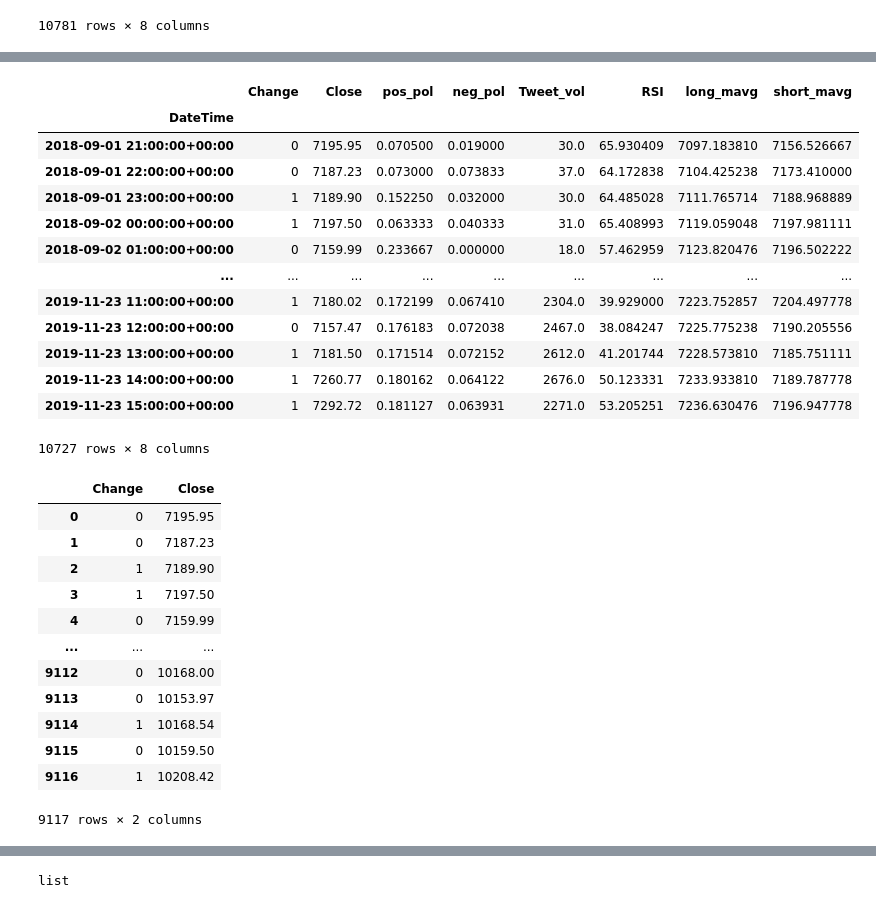
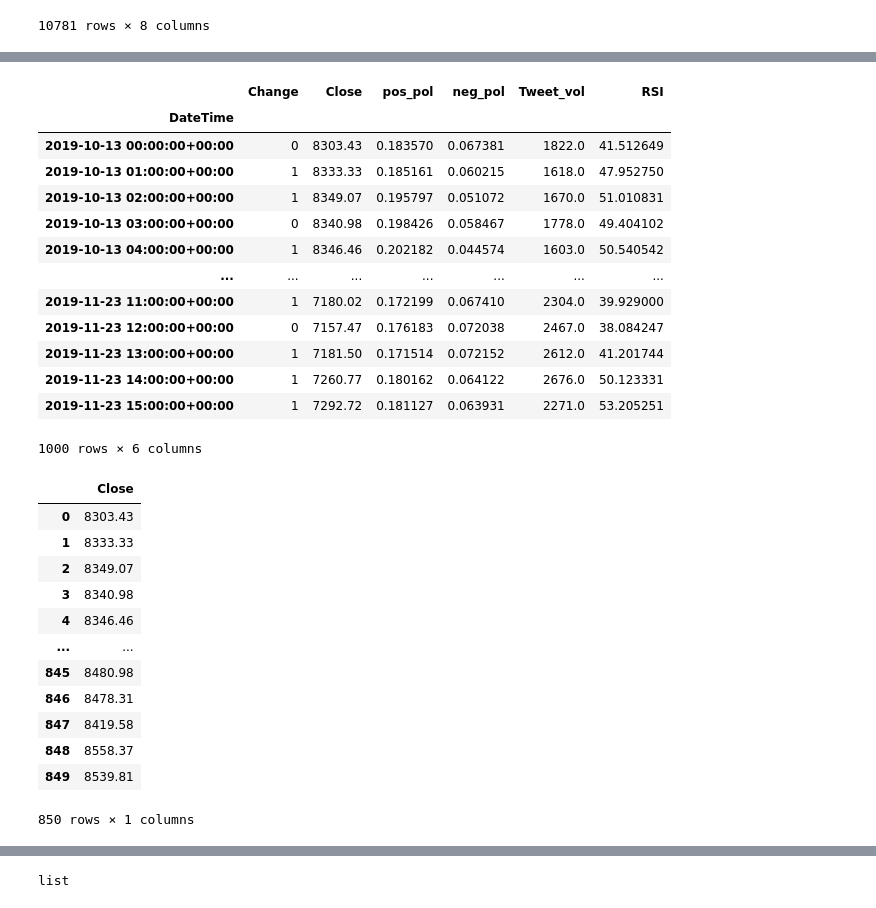
Before and after one commit to dothuc3201/price_prediction, a Jupyter notebook: models/se/se-test-hours-price.ipynb, the cells around one changed output, grey strips where cells are left out. Cells and saved outputs as stored; diff of their text form; code cells hidden in the pictures.

```diff
--- a/models/se/se-test-hours-price.ipynb
+++ b/models/se/se-test-hours-price.ipynb
@@ -92,8 +93,8 @@ df
 df["Change"] = (df["Close"] > df["Close"].shift(1)).astype(int)
 
 add_RSI = True
-add_longMAvg = True
-add_shortMAvg = True
+add_longMAvg = False
+add_shortMAvg = False
 
 if(add_RSI):
     #calcualte RSI
@@ -162,50 +152,50 @@ total_features = n_lag*n_features
 if(total_features == 0):
     total_features = n_features
 # %%
-data_with_lagged = df_copy.dropna()
+data_with_lagged = df_copy.dropna()[-1000:]
 data_with_lagged
 # %% [output]
-|  | Change | Close | pos_pol | neg_pol | Tweet_vol | RSI | long_mavg | short_mavg |
-| DateTime |  |  |  |  |  |  |  |  |
-| 2018-09-01 21:00:00+00:00 | 0 | 7195.95 | 0.070500 | 0.019000 | 30.0 | 65.930409 | 7097.183810 | 7156.526667 |
-| 2018-09-01 22:00:00+00:00 | 0 | 7187.23 | 0.073000 | 0.073833 | 37.0 | 64.172838 | 7104.425238 | 7173.410000 |
-| 2018-09-01 23:00:00+00:00 | 1 | 7189.90 | 0.152250 | 0.032000 | 30.0 | 64.485028 | 7111.765714 | 7188.968889 |
-| 2018-09-02 00:00:00+00:00 | 1 | 7197.50 | 0.063333 | 0.040333 | 31.0 | 65.408993 | 7119.059048 | 7197.981111 |
-| 2018-09-02 01:00:00+00:00 | 0 | 7159.99 | 0.233667 | 0.000000 | 18.0 | 57.462959 | 7123.820476 | 7196.502222 |
-| ... | ... | ... | ... | ... | ... | ... | ... | ... |
-| 2019-11-23 11:00:00+00:00 | 1 | 7180.02 | 0.172199 | 0.067410 | 2304.0 | 39.929000 | 7223.752857 | 7204.497778 |
-| 2019-11-23 12:00:00+00:00 | 0 | 7157.47 | 0.176183 | 0.072038 | 2467.0 | 38.084247 | 7225.775238 | 7190.205556 |
-| 2019-11-23 13:00:00+00:00 | 1 | 7181.50 | 0.171514 | 0.072152 | 2612.0 | 41.201744 | 7228.573810 | 7185.751111 |
-| 2019-11-23 14:00:00+00:00 | 1 | 7260.77 | 0.180162 | 0.064122 | 2676.0 | 50.123331 | 7233.933810 | 7189.787778 |
-| 2019-11-23 15:00:00+00:00 | 1 | 7292.72 | 0.181127 | 0.063931 | 2271.0 | 53.205251 | 7236.630476 | 7196.947778 |
+|  | Change | Close | pos_pol | neg_pol | Tweet_vol | RSI |
+| DateTime |  |  |  |  |  |  |
+| 2019-10-13 00:00:00+00:00 | 0 | 8303.43 | 0.183570 | 0.067381 | 1822.0 | 41.512649 |
+| 2019-10-13 01:00:00+00:00 | 1 | 8333.33 | 0.185161 | 0.060215 | 1618.0 | 47.952750 |
+| 2019-10-13 02:00:00+00:00 | 1 | 8349.07 | 0.195797 | 0.051072 | 1670.0 | 51.010831 |
+| 2019-10-13 03:00:00+00:00 | 0 | 8340.98 | 0.198426 | 0.058467 | 1778.0 | 49.404102 |
+| 2019-10-13 04:00:00+00:00 | 1 | 8346.46 | 0.202182 | 0.044574 | 1603.0 | 50.540542 |
+| ... | ... | ... | ... | ... | ... | ... |
+| 2019-11-23 11:00:00+00:00 | 1 | 7180.02 | 0.172199 | 0.067410 | 2304.0 | 39.929000 |
+| 2019-11-23 12:00:00+00:00 | 0 | 7157.47 | 0.176183 | 0.072038 | 2467.0 | 38.084247 |
+| 2019-11-23 13:00:00+00:00 | 1 | 7181.50 | 0.171514 | 0.072152 | 2612.0 | 41.201744 |
+| 2019-11-23 14:00:00+00:00 | 1 | 7260.77 | 0.180162 | 0.064122 | 2676.0 | 50.123331 |
+| 2019-11-23 15:00:00+00:00 | 1 | 7292.72 | 0.181127 | 0.063931 | 2271.0 | 53.205251 |
-10727 rows × 8 columns
+1000 rows × 6 columns
 # %%
 #divide df into train and test
 train_ratio = 0.85
 data_len = len(data_with_lagged)
 train_size = int(data_len*train_ratio)
 
-data_hours = data_with_lagged.iloc[:, :2].reset_index().drop(['DateTime'], axis=1)
+data_hours = data_with_lagged.iloc[:, 1].reset_index().drop(['DateTime'], axis=1)
 
-train = data_with_lagged.iloc[:train_size, :2]
+train = data_with_lagged.iloc[:train_size, 1]
 train = train.reset_index()
 train = train.drop(['DateTime'], axis=1)
 
 train
 # %% [output]
-|  | Change | Close |
-| 0 | 0 | 7195.95 |
-| 1 | 0 | 7187.23 |
-| 2 | 1 | 7189.90 |
-| 3 | 1 | 7197.50 |
-| 4 | 0 | 7159.99 |
-| ... | ... | ... |
-| 9112 | 0 | 10168.00 |
-| 9113 | 0 | 10153.97 |
-| 9114 | 1 | 10168.54 |
-| 9115 | 0 | 10159.50 |
-| 9116 | 1 | 10208.42 |
+|  | Close |
+| 0 | 8303.43 |
+| 1 | 8333.33 |
+| 2 | 8349.07 |
+| 3 | 8340.98 |
+| 4 | 8346.46 |
+| ... | ... |
+| 845 | 8480.98 |
+| 846 | 8478.31 |
+| 847 | 8419.58 |
+| 848 | 8558.37 |
+| 849 | 8539.81 |
-9117 rows × 2 columns
+850 rows × 1 columns
 # %%
 #chuẩn hóa
 xscaler = MinMaxScaler(feature_range=(0, 1))
```
Also changed, not shown: parts of 18 cells of this notebook, 12 other files.
